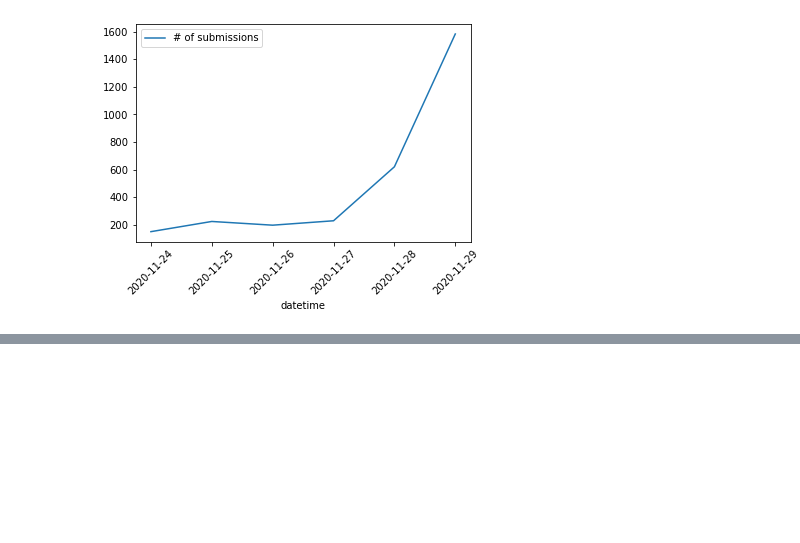
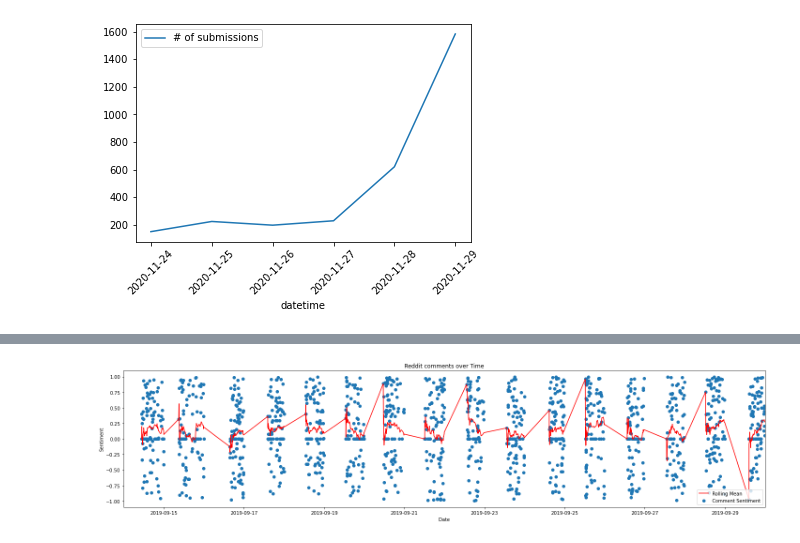
Before and after one commit to cryptobootcamp/crypto, a Jupyter notebook: redditScraper.ipynb, the cells around one changed output, grey strips where cells are left out. Cells and saved outputs as stored; diff of their text form; code cells hidden in the pictures; blank space fills up the shorter version.

```diff
--- a/redditScraper.ipynb
+++ b/redditScraper.ipynb
@@ -102,0 +405,13 @@ df.groupby(by=df.datetime.dt.date).count().plot(y='id', rot=45, label='# of subm
+# %%
+# View small sample of sentiment
+fig = plt.figure(figsize=(20,5))
+ax = fig.add_subplot(111)
+ax.scatter(df['datetime'],df['compound'], label='Comment Sentiment')
+ax.plot(df['datetime'],df['rolling'], color ='r', label='Rolling Mean')
+ax.set_xlim([dt.date(2019,9,14),dt.date(2019,9,30)])
+ax.set(title='Reddit comments over Time', xlabel='Date', ylabel='Sentiment')
+ax.legend(loc='best')
+fig.tight_layout()
+plt.show()
+# %% [output]
+[figure, added]
```
Also changed, not shown: parts of 16 cells of this notebook.
